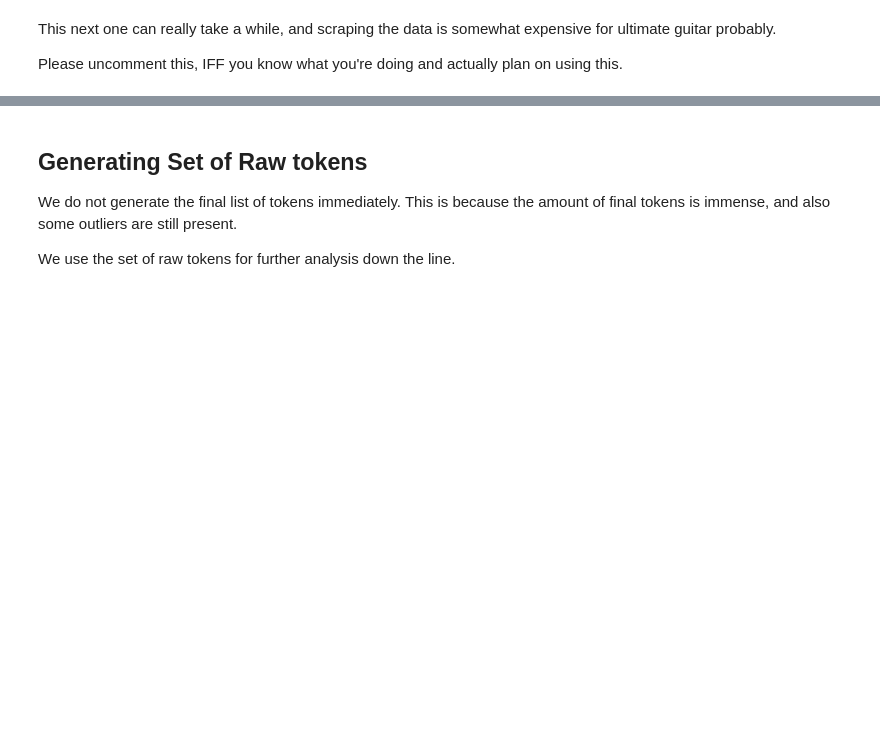
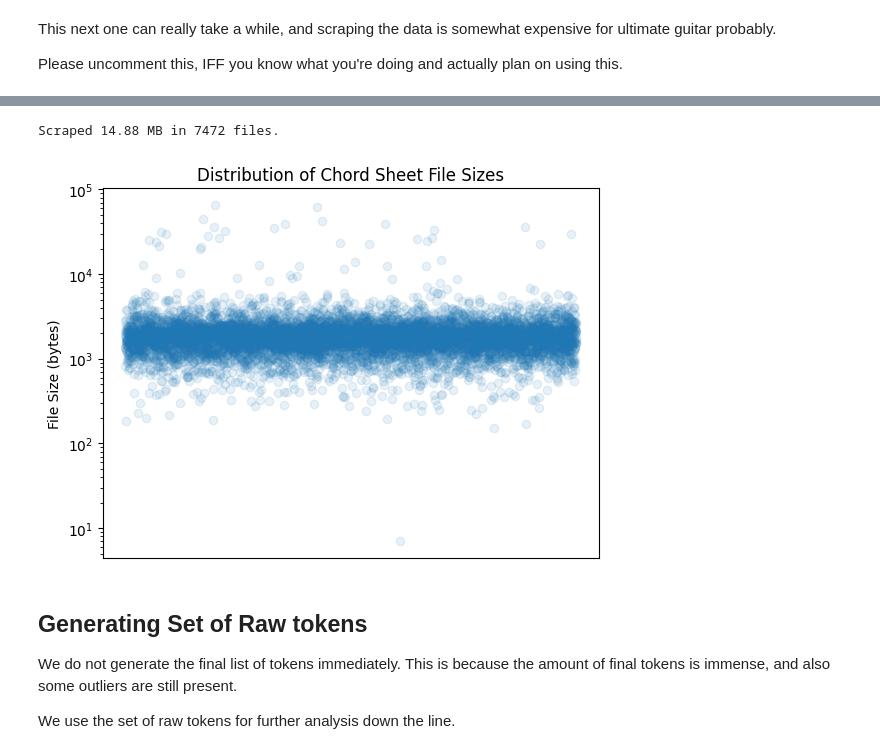
Before and after one commit to nilsmartel/ChordLLM, a Jupyter notebook: Pipeline.ipynb, the cells around one changed output, grey strips where cells are left out. Saved outputs shown, nothing was run; the diff lists cells and outputs as text; code cells hidden in the pictures; blank space fills up the shorter version.

```diff
--- a/Pipeline.ipynb
+++ b/Pipeline.ipynb
@@ -43,3 +78,30 @@ sh("""
+# %%
+### Some attempt at visualising the raw input data
+
+def get_file_sizes_scandir(directory_path):
+    file_sizes = []
+
+    with os.scandir(directory_path) as entries:
+        for entry in entries:
+            if entry.is_file():
+                file_sizes.append(entry.stat().st_size)
+
+    return file_sizes
+
+sizes = get_file_sizes_scandir("ug-scrape/output")
+total_bytes = sum(sizes)
+print(f"Scraped {total_bytes/1e6:.2f} MB in {len(sizes)} files.")
+
+plt.scatter(range(len(sizes)), sizes, alpha=0.1)
+plt.yscale("log")
+plt.tick_params(axis='x', which='both', bottom=False, labelbottom=False)
+plt.xlabel(None, )
+plt.ylabel("File Size (bytes)")
+plt.title("Distribution of Chord Sheet File Sizes")
+plt.show()
+# %% [output]
+Scraped 14.88 MB in 7472 files.
+[figure, added]
 # %% [markdown]
 ## Generating Set of Raw tokens
 
```
Also changed, not shown: parts of 13 cells of this notebook.
